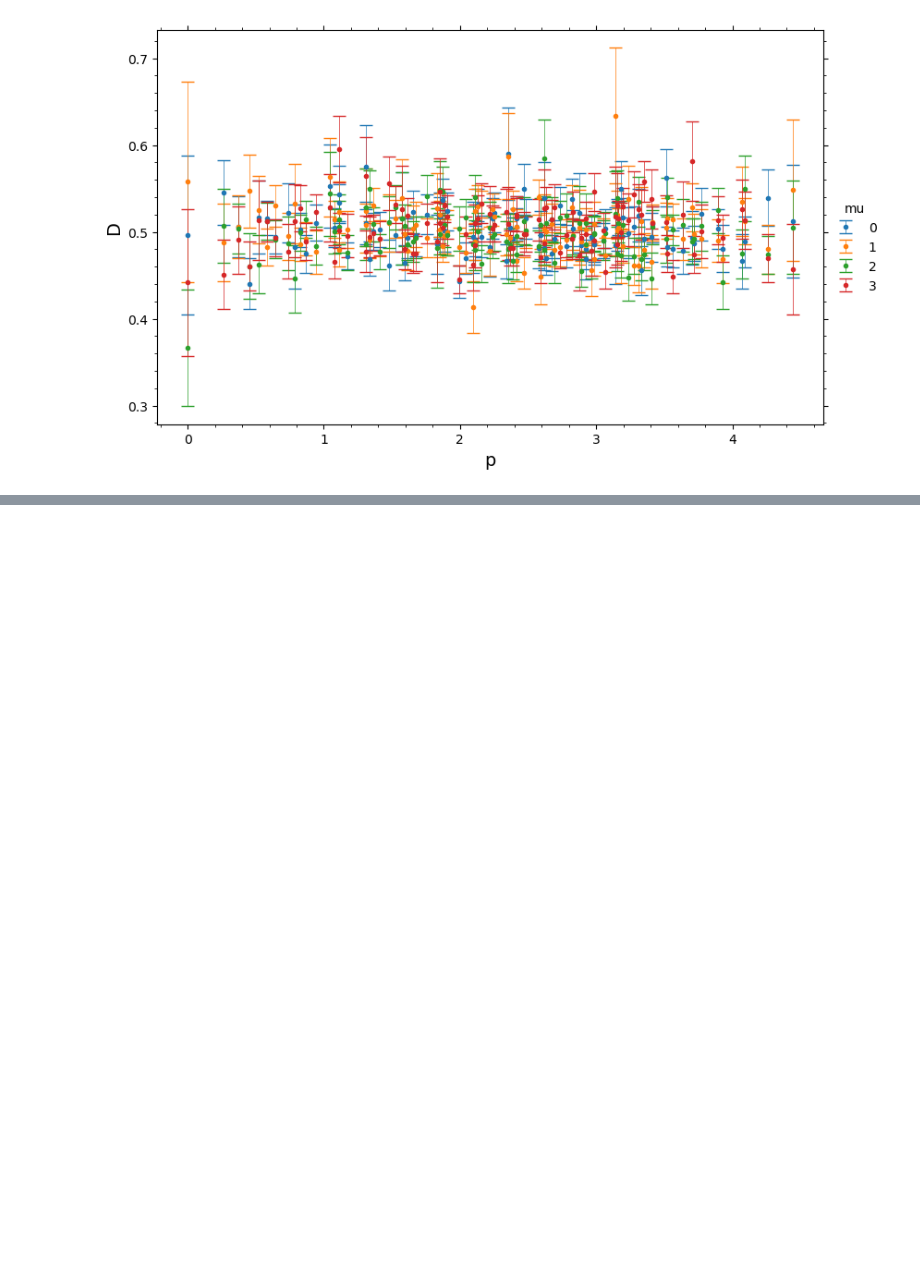
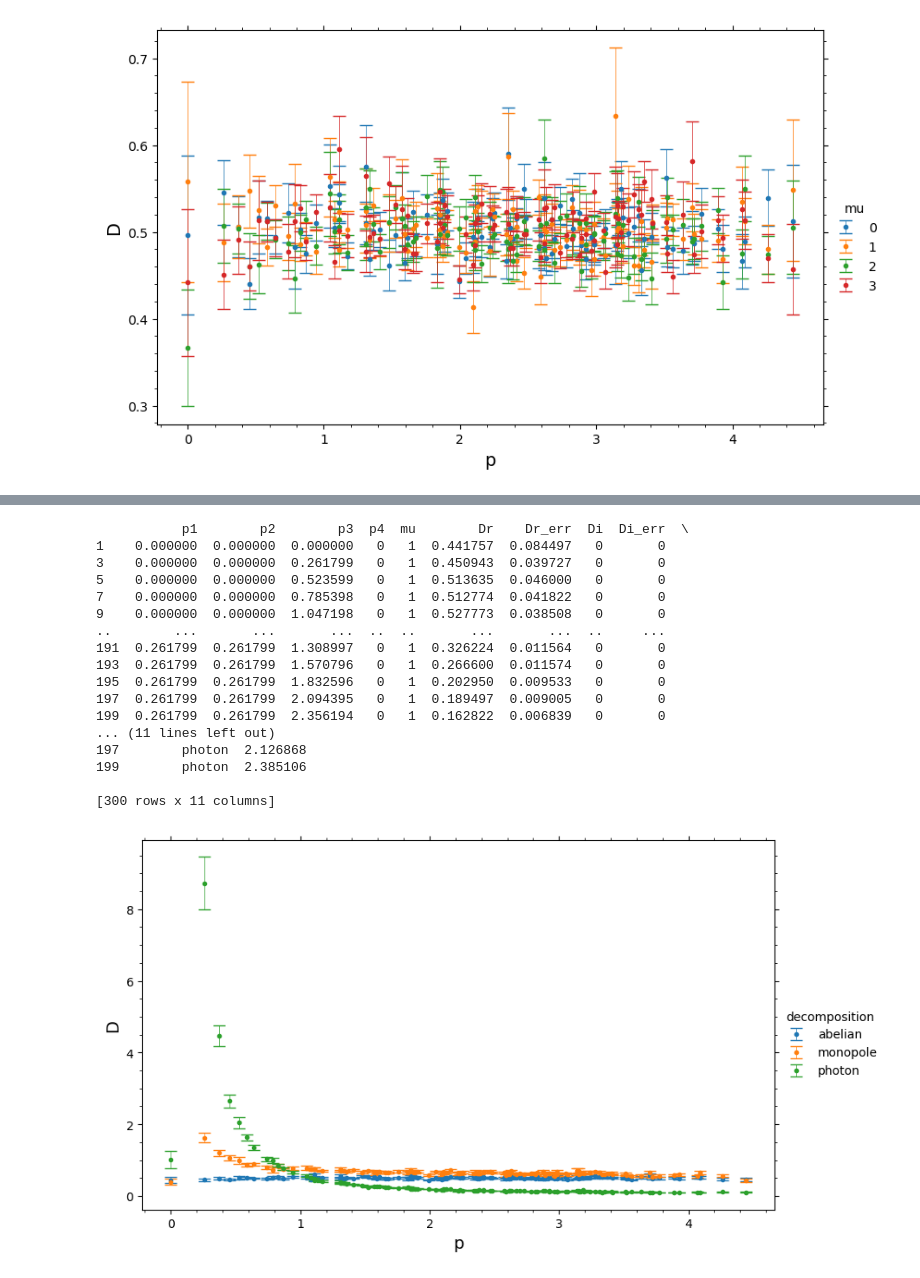
Before and after one commit to ilyakudrov/observables, a Jupyter notebook: python_jupyter/gluon_propagator/gluon_propagator.ipynb, the cells around one changed output, grey strips where cells are left out. Drawn from its saved outputs; the diff is of its cells as text; code cells hidden in the pictures; blank space fills up the shorter version.

```diff
--- a/python_jupyter/gluon_propagator/gluon_propagator.ipynb
+++ b/python_jupyter/gluon_propagator/gluon_propagator.ipynb
@@ -99,0 +134,42 @@ fg.ax.tick_params(which='both', bottom=True,
+# %%
+df = []
+df.append(pd.read_csv('../../result/gluon_propagator/su2/su2_suzuki/24^4/beta2.4/abelian/T_step=0.0001/gluon_propagator_space_average.csv'))
+df[-1]['decomposition'] = 'abelian'
+df.append(pd.read_csv('../../result/gluon_propagator/su2/su2_suzuki/24^4/beta2.4/monopole/T_step=0.0001/gluon_propagator_space_average.csv'))
+df[-1]['decomposition'] = 'monopole'
+df.append(pd.read_csv('../../result/gluon_propagator/su2/su2_suzuki/24^4/beta2.4/photon/T_step=0.0001/gluon_propagator_space_average.csv'))
+df[-1]['decomposition'] = 'photon'
+df = pd.concat(df)
+df = df[df['mu'] == 1]
+df['momenta'] = np.sqrt(df['p1'] ** 2 + df['p2'] ** 2 + df['p3'] ** 2 + df['p4'] ** 2)
+print(df)
+fg = seaborn.FacetGrid(data=df, hue = 'decomposition', height=5,
+                           aspect=1.6, legend_out=True)
+fg.map(plt.errorbar, 'momenta', 'Dr', 'Dr_err', mfc=None, fmt='o', ms=3, capsize=5, lw=0.5, ls=None
+           ).add_legend()
+fg.ax.set_xlabel('p', fontsize=14)
+fg.ax.set_ylabel('D', fontsize=14)
+fg.ax.spines['right'].set_visible(True)
+fg.ax.spines['top'].set_visible(True)
+fg.ax.minorticks_on()
+fg.ax.tick_params(which='both', bottom=True,
+                  top=True, left=True, right=True)
+# %% [output]
+           p1        p2        p3  p4  mu        Dr    Dr_err  Di  Di_err  \
+1    0.000000  0.000000  0.000000   0   1  0.441757  0.084497   0       0
+3    0.000000  0.000000  0.261799   0   1  0.450943  0.039727   0       0
+5    0.000000  0.000000  0.523599   0   1  0.513635  0.046000   0       0
+7    0.000000  0.000000  0.785398   0   1  0.512774  0.041822   0       0
+9    0.000000  0.000000  1.047198   0   1  0.527773  0.038508   0       0
+..        ...       ...       ...  ..  ..       ...       ...  ..     ...
+191  0.261799  0.261799  1.308997   0   1  0.326224  0.011564   0       0
+193  0.261799  0.261799  1.570796   0   1  0.266600  0.011574   0       0
+195  0.261799  0.261799  1.832596   0   1  0.202950  0.009533   0       0
+197  0.261799  0.261799  2.094395   0   1  0.189497  0.009005   0       0
+199  0.261799  0.261799  2.356194   0   1  0.162822  0.006839   0       0
+... (11 lines left out)
+197        photon  2.126868
+199        photon  2.385106
+
+[300 rows x 11 columns]
+[figure, added]
```
Also changed, not shown: parts of 1 cell of this notebook, 8 other files.
